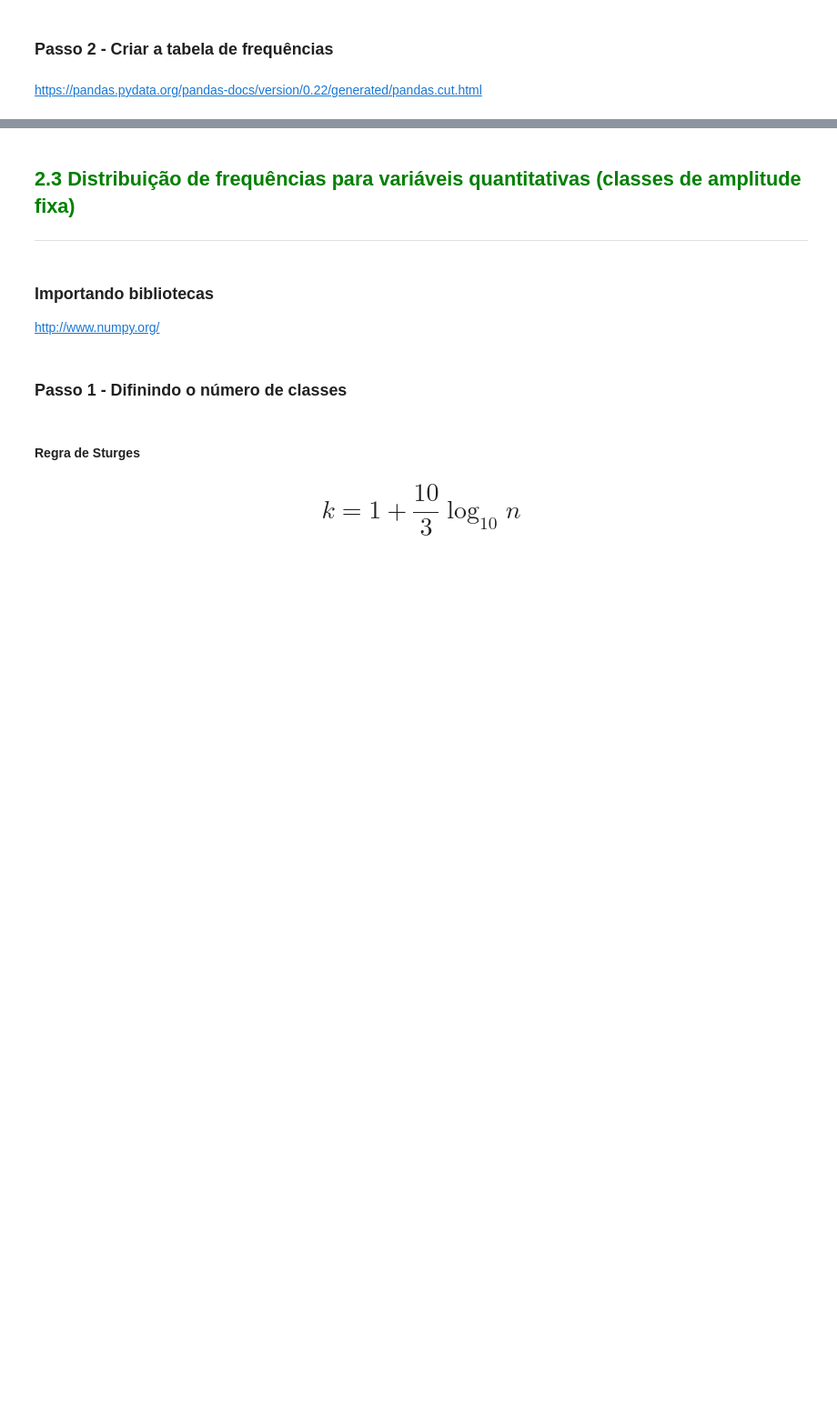
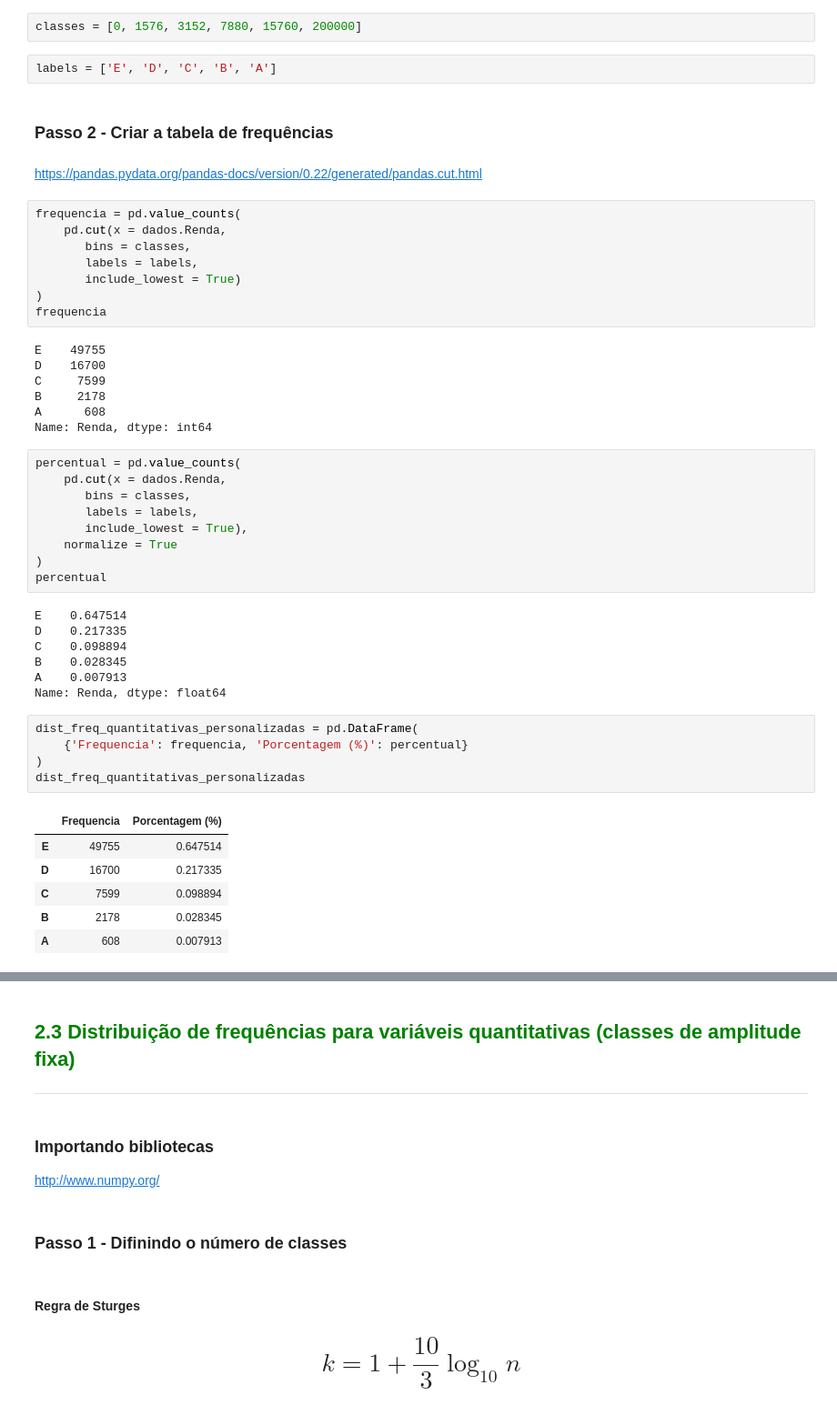
Before and after one commit to weslleysribeiro/python_statistics, a Jupyter notebook: Curso_de_Estatística_Parte_1.ipynb, the cells around one changed output, grey strips where cells are left out. Shown: that part at 91% size. Drawn from its saved outputs; the diff is of its cells as text; blank space fills up the shorter version.

```diff
--- a/Curso_de_Estatística_Parte_1.ipynb
+++ b/Curso_de_Estatística_Parte_1.ipynb
@@ -332,4 +340,51 @@ onde <b>SM</b> é o valor do salário mínimo na época. Em nosso caso <b>R$ 788
+# %%
+classes = [0, 1576, 3152, 7880, 15760, 200000]
+# %%
+labels = ['E', 'D', 'C', 'B', 'A']
 # %% [markdown]
 ### Passo 2 - Criar a tabela de frequências
 # %% [markdown]
 https://pandas.pydata.org/pandas-docs/version/0.22/generated/pandas.cut.html
+# %%
+frequencia = pd.value_counts(
+    pd.cut(x = dados.Renda,
+       bins = classes,
+       labels = labels,
+       include_lowest = True)
+)
+frequencia
+# %% [output]
+E    49755
+D    16700
+C     7599
+B     2178
+A      608
+Name: Renda, dtype: int64
+# %%
+percentual = pd.value_counts(
+    pd.cut(x = dados.Renda,
+       bins = classes,
+       labels = labels,
+       include_lowest = True),
+    normalize = True
+)
+percentual
+# %% [output]
+E    0.647514
+D    0.217335
+C    0.098894
+B    0.028345
+A    0.007913
+Name: Renda, dtype: float64
+# %%
+dist_freq_quantitativas_personalizadas = pd.DataFrame(
+    {'Frequencia': frequencia, 'Porcentagem (%)': percentual}
+)
+dist_freq_quantitativas_personalizadas
+# %% [output]
+|  | Frequencia | Porcentagem (%) |
+| E | 49755 | 0.647514 |
+| D | 16700 | 0.217335 |
+| C | 7599 | 0.098894 |
+| B | 2178 | 0.028345 |
+| A | 608 | 0.007913 |
```
Also changed, not shown: parts of 3 cells of this notebook.
